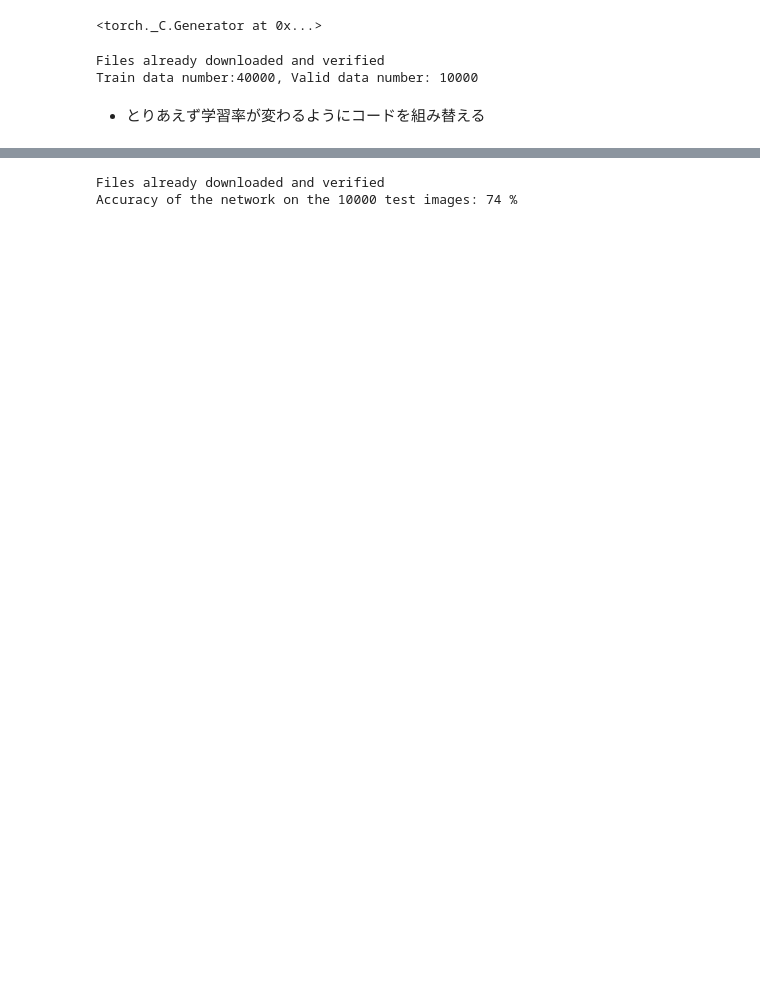
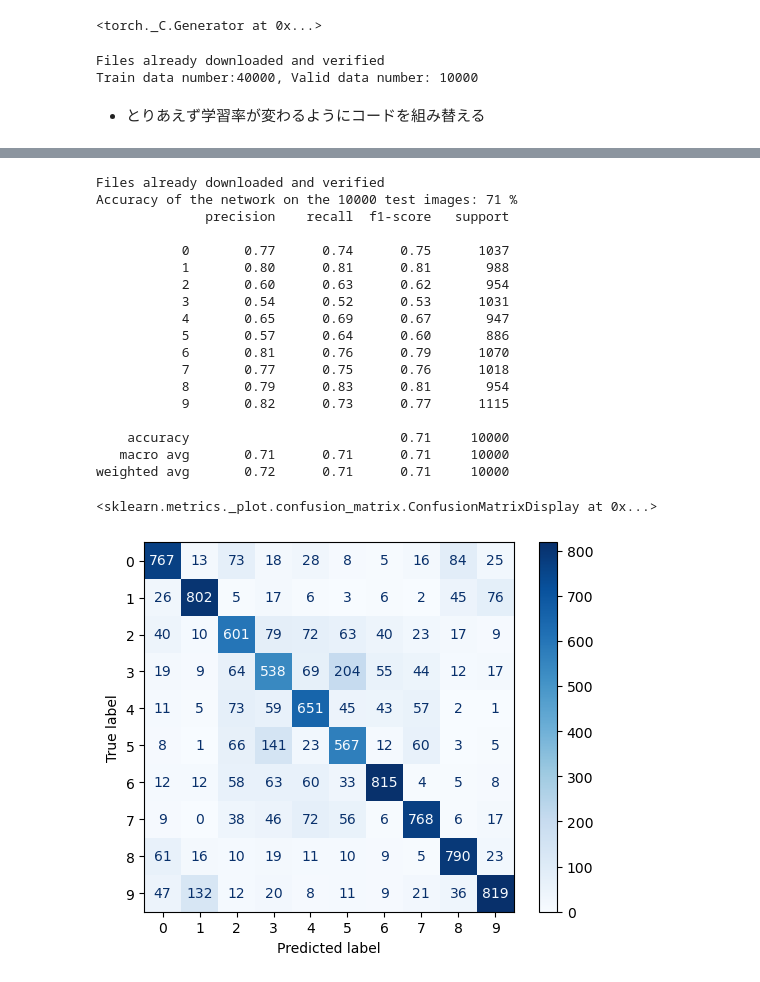
Before and after one commit to maoya23/deep-learning, a Jupyter notebook: neurogenesis/gradually_increase.ipynb, the cells around one changed output, grey strips where cells are left out. Saved outputs shown, nothing was run; the diff lists cells and outputs as text; code cells hidden in the pictures; blank space fills up the shorter version.

```diff
--- a/neurogenesis/gradually_increase.ipynb
+++ b/neurogenesis/gradually_increase.ipynb
@@ -310,19 +297,52 @@ Loading model from last checkpoint with validation accuracy 0.748100
 # %%
 import torchvision
 testset = torchvision.datasets.CIFAR10(root='data', train=False, download=True, transform=transforms.ToTensor() )
 testloader = torch.utils.data.DataLoader(testset, batch_size=4, shuffle=True, num_workers=2)
 
+from sklearn.metrics import confusion_matrix, ConfusionMatrixDisplay
+from sklearn.metrics import classification_report
+import pprint
+
 correct = 0
 total = 0
+prediction=[]
+label_list=[]
 # 勾配を記憶せず（学習せずに）に計算を行う
 with torch.no_grad():
     for data in testloader:
         images, labels = data[0].to(device),data[1].to(device)
         outputs = model(images)
         _, predicted = torch.max(outputs.data, 1)
+        prediction.extend(predicted.tolist())
+        label_list.extend(labels.tolist())
         total += labels.size(0)
         correct += (predicted == labels).sum().item()
+
 print('Accuracy of the network on the 10000 test images: %d %%' % (100 * correct / total))
+
+metrix=confusion_matrix(prediction,label_list)
+print(classification_report(prediction,label_list))
+cmp = ConfusionMatrixDisplay(metrix)
+
+cmp.plot(cmap=plt.cm.Blues)
 # %% [output]
 Files already downloaded and verified
-Accuracy of the network on the 10000 test images: 74 %
+Accuracy of the network on the 10000 test images: 71 %
+              precision    recall  f1-score   support
+
+           0       0.77      0.74      0.75      1037
+           1       0.80      0.81      0.81       988
+           2       0.60      0.63      0.62       954
+           3       0.54      0.52      0.53      1031
+           4       0.65      0.69      0.67       947
+           5       0.57      0.64      0.60       886
+           6       0.81      0.76      0.79      1070
+           7       0.77      0.75      0.76      1018
+           8       0.79      0.83      0.81       954
+           9       0.82      0.73      0.77      1115
+
+    accuracy                           0.71     10000
+   macro avg       0.71      0.71      0.71     10000
+weighted avg       0.72      0.71      0.71     10000
+<sklearn.metrics._plot.confusion_matrix.ConfusionMatrixDisplay at 0x...>
+[figure, added]
```
Also changed, not shown: parts of 7 cells of this notebook, 1 other file.
